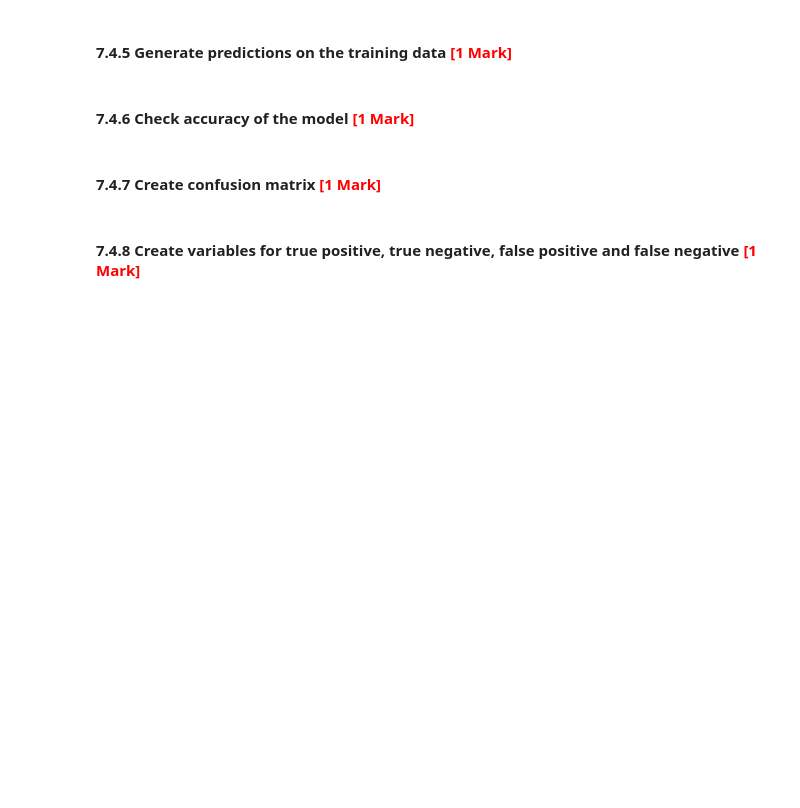
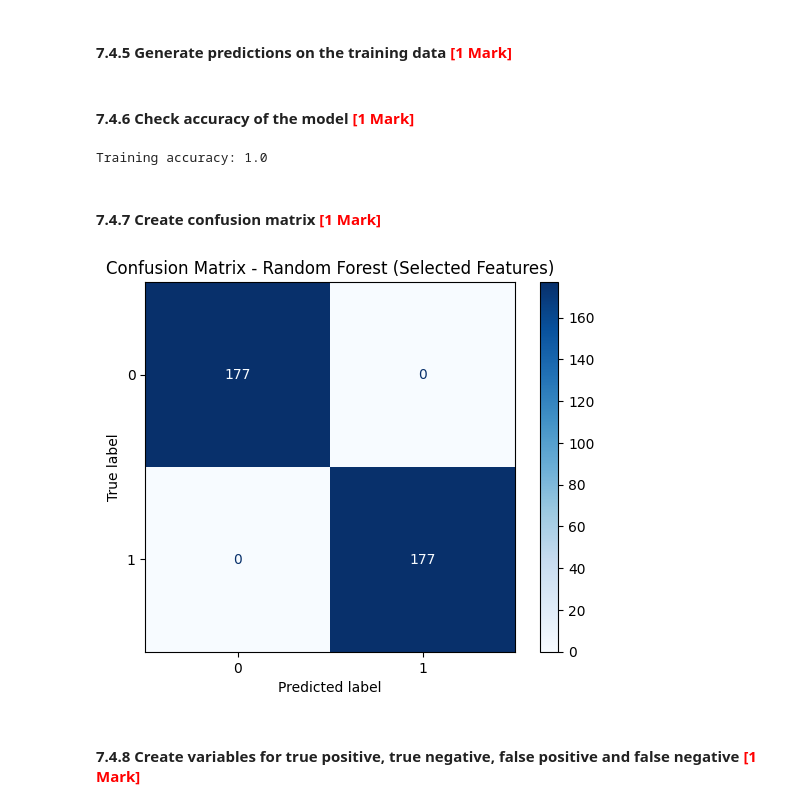
Before and after one commit to navyabhat98/Fraudulent_Insurance_Claim_Detection, a Jupyter notebook: Fraudulent_Insurance_Claim_Detection.ipynb, the cells around one changed output. Cells and saved outputs as stored; diff of their text form; code cells hidden in the pictures; blank space fills up the shorter version.

```diff
--- a/Fraudulent_Insurance_Claim_Detection.ipynb
+++ b/Fraudulent_Insurance_Claim_Detection.ipynb
@@ -1549,4 +1564,9 @@ from sklearn.model_selection import cross_val_score, GridSearchCV
 # %%
 # Select features with high importance scores
+important_features = feature_importance_df[feature_importance_df['Importance'] > 0.01]['Feature'].tolist()
+print("Number of important features:",len(important_features))
+print("Features:\n",important_features)
 
 # Create a new training data with only the selected features
+X_train_feature_selected = X_train_scaled[important_features].copy()
+X_test_feature_selected = X_test_scaled[important_features].copy()
@@ -1554,3 +1578,10 @@ from sklearn.model_selection import cross_val_score, GridSearchCV
 #### **7.4.4** Train the model with selected features <font color="red">[1 Mark]</font>
 # %%
 # Fit the model on the training data with selected features
+rf_selected_features = RandomForestClassifier(
+    n_estimators = 200,
+    random_state = 42,
+    n_jobs = -1
+)
+
+rf_selected_features.fit(X_train_feature_selected, y_train_encoded)
@@ -1558,9 +1591,14 @@ from sklearn.model_selection import cross_val_score, GridSearchCV
 #### **7.4.5** Generate predictions on the training data <font color="red">[1 Mark]</font>
 # %%
 # Generate predictions on training data
+y_train_sf_pred = rf_selected_features.predict(X_train_feature_selected)
 # %% [markdown]
 #### **7.4.6** Check accuracy of the model <font color="red">[1 Mark]</font>
 # %%
 # Check accuracy of the model
+accuracy = accuracy_score(y_train_encoded, y_train_sf_pred)
+print("Training accuracy:",accuracy)
+# %% [output]
+Training accuracy: 1.0
 # %% [markdown]
 #### **7.4.7** Create confusion matrix <font color="red">[1 Mark]</font>
@@ -1569,3 +1605,14 @@ from sklearn.model_selection import cross_val_score, GridSearchCV
+# %%
+# Create the confusion matrix to visualise the performance
+from sklearn.metrics import confusion_matrix, ConfusionMatrixDisplay
+
+cm = confusion_matrix(y_train_encoded, y_train_sf_pred)
+cm_disp = ConfusionMatrixDisplay(confusion_matrix=cm, display_labels=[0,1])
+cm_disp.plot(cmap="Blues")
+plt.title("Confusion Matrix - Random Forest (Selected Features)")
+plt.show()
+# %% [output]
+[figure, added]
 # %% [markdown]
 #### **7.4.8** Create variables for true positive, true negative, false positive and false negative <font color="red">[1 Mark]</font>
 # %%
```
Also changed, not shown: parts of 38 cells of this notebook.
